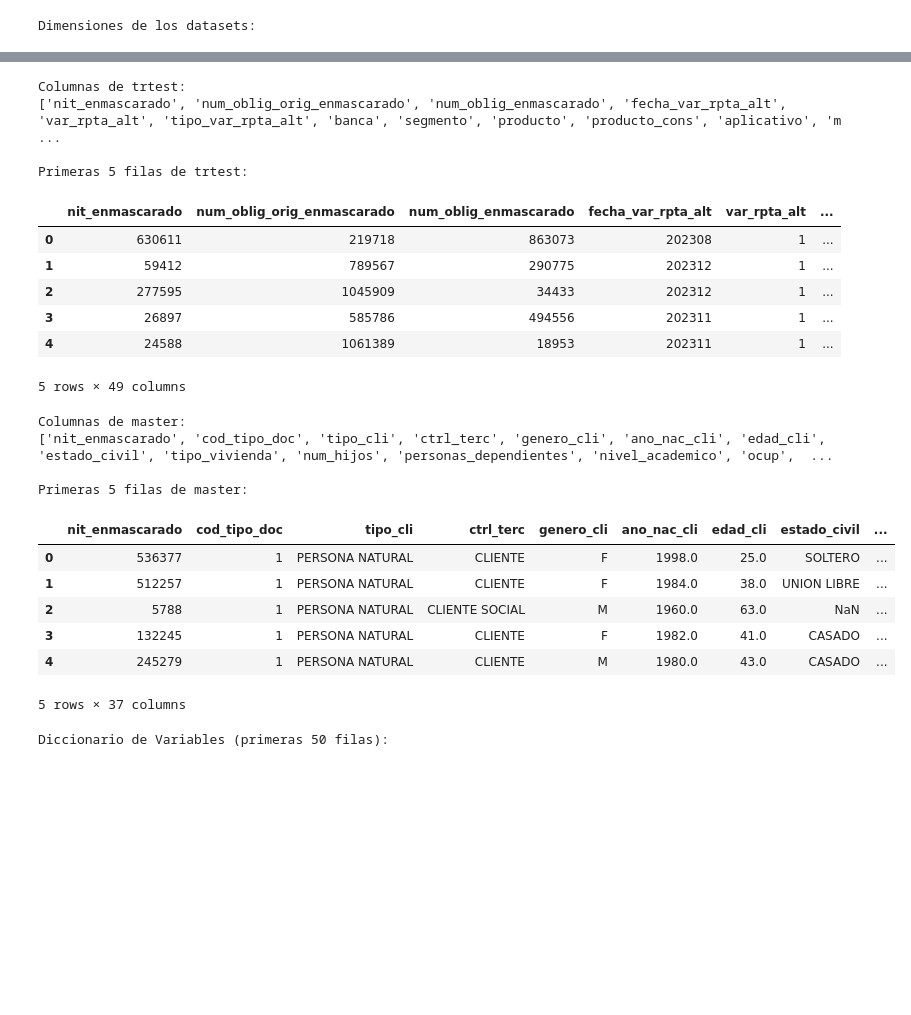
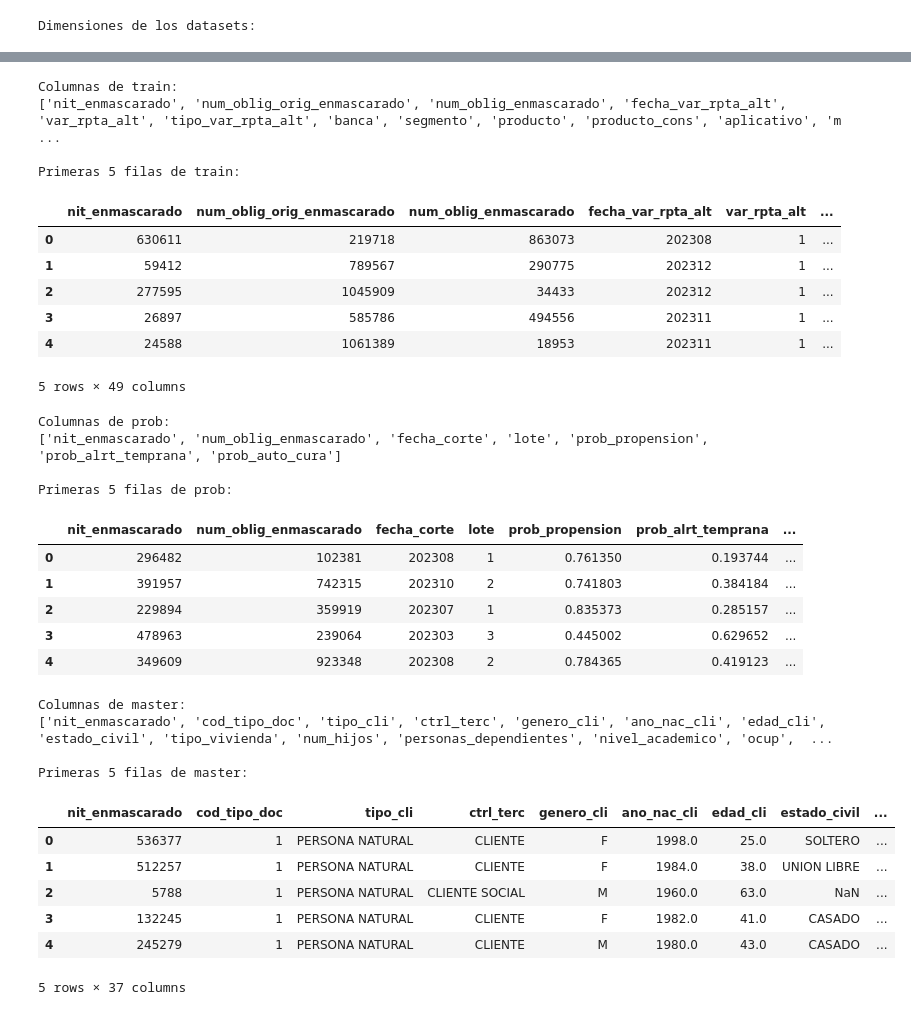
Before and after one commit to bavg22/testing, a Jupyter notebook: test.ipynb, the cells around one changed output, grey strips where cells are left out. Drawn from its saved outputs; the diff is of its cells as text; code cells hidden in the pictures; blank space fills up the shorter version.

Commit message:
train df and variable selection eda initial

```diff
--- a/test.ipynb
+++ b/test.ipynb
@@ -8,43 +7,41 @@ from dateutil.relativedelta import relativedelta
 # %%
 # 1. Cargar los datos
-trtest = pd.read_csv('C:/Users/boris/OneDrive/Desktop/Coding/Test/data/prueba_op_base_pivot_var_rpta_alt_enmascarado_trtest.csv')
+train = pd.read_csv('C:/Users/boris/OneDrive/Desktop/Coding/Test/data/prueba_op_base_pivot_var_rpta_alt_enmascarado_trtest.csv')
 oot = pd.read_csv('C:/Users/boris/OneDrive/Desktop/Coding/Test/data/prueba_op_base_pivot_var_rpta_alt_enmascarado_oot.csv')
-prob_hist = pd.read_csv('C:/Users/boris/OneDrive/Desktop/Coding/Test/data/prueba_op_probabilidad_oblig_base_hist_enmascarado_completa.csv')
+prob = pd.read_csv('C:/Users/boris/OneDrive/Desktop/Coding/Test/data/prueba_op_probabilidad_oblig_base_hist_enmascarado_completa.csv')
 master = pd.read_csv('C:/Users/boris/OneDrive/Desktop/Coding/Test/data/prueba_op_master_customer_data_enmascarado_completa.csv')
+pagos = pd.read_csv('C:/Users/boris/OneDrive/Desktop/Coding/Test/data/prueba_op_maestra_cuotas_pagos_mes_hist_enmascarado_completa.csv')
 sample_sub = pd.read_csv('C:/Users/boris/OneDrive/Desktop/Coding/Test/data/sample_submission.csv')
 # %%
 # 2. Mostrar dimensiones de cada set
 shapes = pd.DataFrame({
-    'Dataset': ['trtest', 'oot', 'prob_hist', 'master', 'sample_submission'],
-    'Rows': [trtest.shape[0], oot.shape[0], prob_hist.shape[0], master.shape[0], sample_sub.shape[0]],
-    'Columns': [trtest.shape[1], oot.shape[1], prob_hist.shape[1], master.shape[1], sample_sub.shape[1]]
+    'Dataset': ['train', 'oot', 'prob', 'master', 'pagos'],
+    'Rows': [train.shape[0], oot.shape[0], prob.shape[0], master.shape[0],pagos.shape[0]],
+    'Columns': [train.shape[1], oot.shape[1], prob.shape[1], master.shape[1], pagos.shape[1]]
 })
 print("Dimensiones de los datasets:")
 display(shapes)
 
-# 3. Inspección de columnas y primeras filas de trtest y master
-print("\nColumnas de trtest:")
-print(trtest.columns.tolist())
-print("\nPrimeras 5 filas de trtest:")
-display(trtest.head())
+# 3. Inspección de columnas y primeras filas de train y master
+print("\nColumnas de train:")
+print(train.columns.tolist())
+print("\nPrimeras 5 filas de train:")
+display(train.head())
+
+print("\nColumnas de prob:")
+print(prob.columns.tolist())
+print("\nPrimeras 5 filas de prob:")
+display(prob.head())
 
 print("\nColumnas de master:")
 print(master.columns.tolist())
 print("\nPrimeras 5 filas de master:")
 display(master.head())
 
-# 4. Construir diccionario de variables desde Metadata.xlsx
-meta_dfs = pd.read_excel('C:/Users/boris/OneDrive/Desktop/Coding/Test/data/Metadata.xlsx', sheet_name=None)
-entries = []
-for sheet, df in meta_dfs.items():
-    var_col, desc_col = df.columns[:2]
-    temp = df[[var_col, desc_col]].rename(columns={var_col: 'variable', desc_col: 'description'}).copy()
-    temp['sheet'] = sheet
-    entries.append(temp)
-variable_dict = pd.concat(entries, ignore_index=True)
-
-print("\nDiccionario de Variables (primeras 50 filas):")
-display(variable_dict.head(50))
+print("\nColumnas de pagos:")
+print(pagos.columns.tolist())
+print("\nPrimeras 5 filas de pagos:")
+display(pagos.head())
 # %% [output]
 Dimensiones de los datasets:
 |  | Dataset | Rows | Columns |
@@ -56,23 +53,32 @@ Dimensiones de los datasets:
-Columnas de trtest:
+Columnas de train:
 ['nit_enmascarado', 'num_oblig_orig_enmascarado', 'num_oblig_enmascarado', 'fecha_var_rpta_alt', 'var_rpta_alt', 'tipo_var_rpta_alt', 'banca', 'segmento', 'producto', 'producto_cons', 'aplicativo', 'm ...
 
-Primeras 5 filas de trtest:
+Primeras 5 filas de train:
 |  | nit_enmascarado | num_oblig_orig_enmascarado | num_oblig_enmascarado | fecha_var_rpta_alt | var_rpta_alt | ... |
 | 0 | 630611 | 219718 | 863073 | 202308 | 1 | ... |
 | 1 | 59412 | 789567 | 290775 | 202312 | 1 | ... |
 | 2 | 277595 | 1045909 | 34433 | 202312 | 1 | ... |
 | 3 | 26897 | 585786 | 494556 | 202311 | 1 | ... |
 | 4 | 24588 | 1061389 | 18953 | 202311 | 1 | ... |
 5 rows × 49 columns
-Columnas de master:
-['nit_enmascarado', 'cod_tipo_doc', 'tipo_cli', 'ctrl_terc', 'genero_cli', 'ano_nac_cli', 'edad_cli', 'estado_civil', 'tipo_vivienda', 'num_hijos', 'personas_dependientes', 'nivel_academico', 'ocup',  ...
+Columnas de prob:
+['nit_enmascarado', 'num_oblig_enmascarado', 'fecha_corte', 'lote', 'prob_propension', 'prob_alrt_temprana', 'prob_auto_cura']
 
-Primeras 5 filas de master:
+Primeras 5 filas de prob:
-|  | nit_enmascarado | cod_tipo_doc | tipo_cli | ctrl_terc | genero_cli | ano_nac_cli | edad_cli | estado_civil | ... |
-| 0 | 536377 | 1 | PERSONA NATURAL | CLIENTE | F | 1998.0 | 25.0 | SOLTERO | ... |
-| 1 | 512257 | 1 | PERSONA NATURAL | CLIENTE | F | 1984.0 | 38.0 | UNION LIBRE | ... |
-| 2 | 5788 | 1 | PERSONA NATURAL | CLIENTE SOCIAL | M | 1960.0 | 63.0 | NaN | ... |
-| 3 | 132245 | 1 | PERSONA NATURAL | CLIENTE | F | 1982.0 | 41.0 | CASADO | ... |
-| 4 | 245279 | 1 | PERSONA NATURAL | CLIENTE | M | 1980.0 | 43.0 | CASADO | ... |
+|  | nit_enmascarado | num_oblig_enmascarado | fecha_corte | lote | prob_propension | prob_alrt_temprana | ... |
+| 0 | 296482 | 102381 | 202308 | 1 | 0.761350 | 0.193744 | ... |
+| 1 | 391957 | 742315 | 202310 | 2 | 0.741803 | 0.384184 | ... |
+| 2 | 229894 | 359919 | 202307 | 1 | 0.835373 | 0.285157 | ... |
+| 3 | 478963 | 239064 | 202303 | 3 | 0.445002 | 0.629652 | ... |
+| 4 | 349609 | 923348 | 202308 | 2 | 0.784365 | 0.419123 | ... |
-5 rows × 37 columns
+Columnas de master:
+['nit_enmascarado', 'cod_tipo_doc', 'tipo_cli', 'ctrl_terc', 'genero_cli', 'ano_nac_cli', 'edad_cli', 'estado_civil', 'tipo_vivienda', 'num_hijos', 'personas_dependientes', 'nivel_academico', 'ocup',  ...
+
+Primeras 5 filas de master:
+|  | nit_enmascarado | cod_tipo_doc | tipo_cli | ctrl_terc | genero_cli | ano_nac_cli | edad_cli | estado_civil | ... |
+| 0 | 536377 | 1 | PERSONA NATURAL | CLIENTE | F | 1998.0 | 25.0 | SOLTERO | ... |
+| 1 | 512257 | 1 | PERSONA NATURAL | CLIENTE | F | 1984.0 | 38.0 | UNION LIBRE | ... |
+| 2 | 5788 | 1 | PERSONA NATURAL | CLIENTE SOCIAL | M | 1960.0 | 63.0 | NaN | ... |
+| 3 | 132245 | 1 | PERSONA NATURAL | CLIENTE | F | 1982.0 | 41.0 | CASADO | ... |
+| 4 | 245279 | 1 | PERSONA NATURAL | CLIENTE | M | 1980.0 | 43.0 | CASADO | ... |
-Diccionario de Variables (primeras 50 filas):
+5 rows × 37 columns
```
Also changed, not shown: parts of 14 cells of this notebook.
